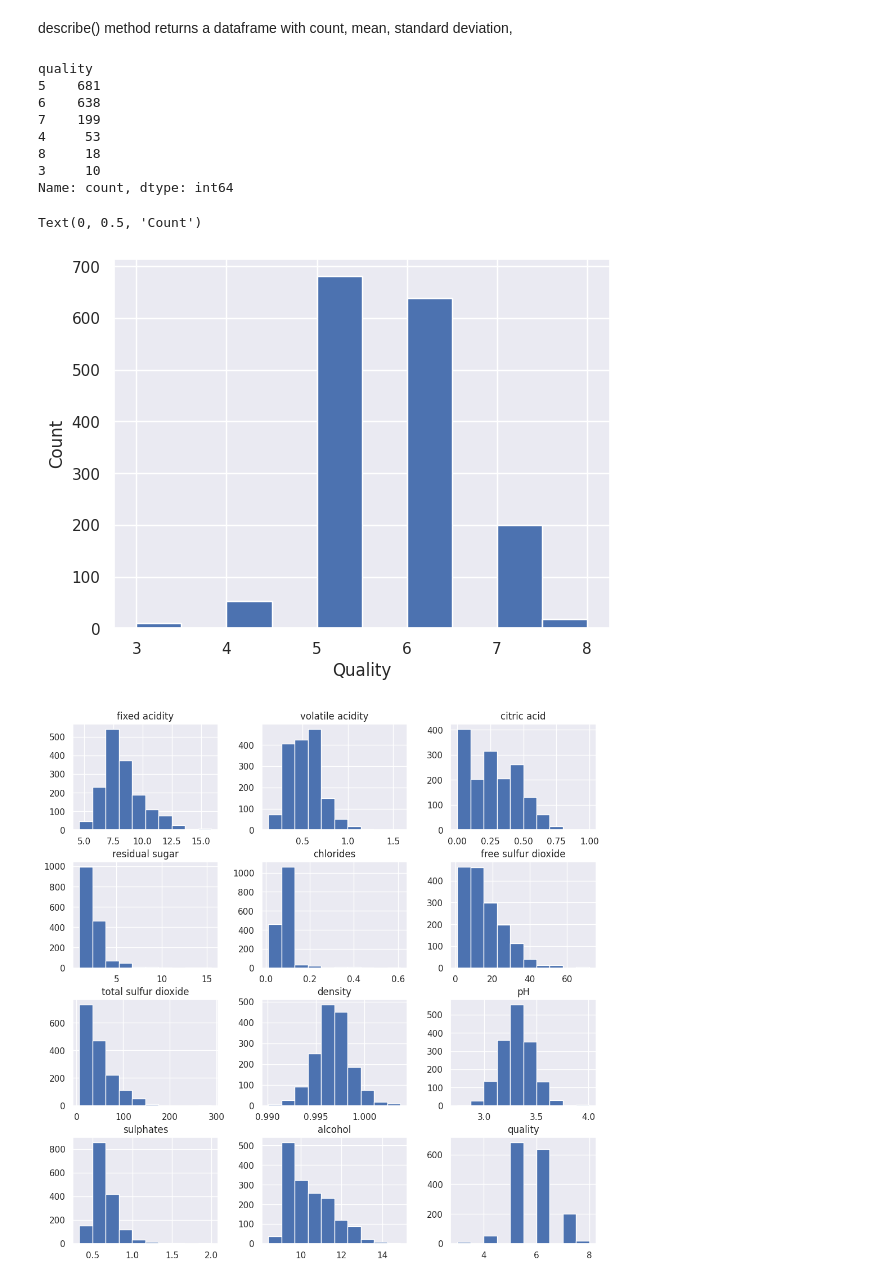
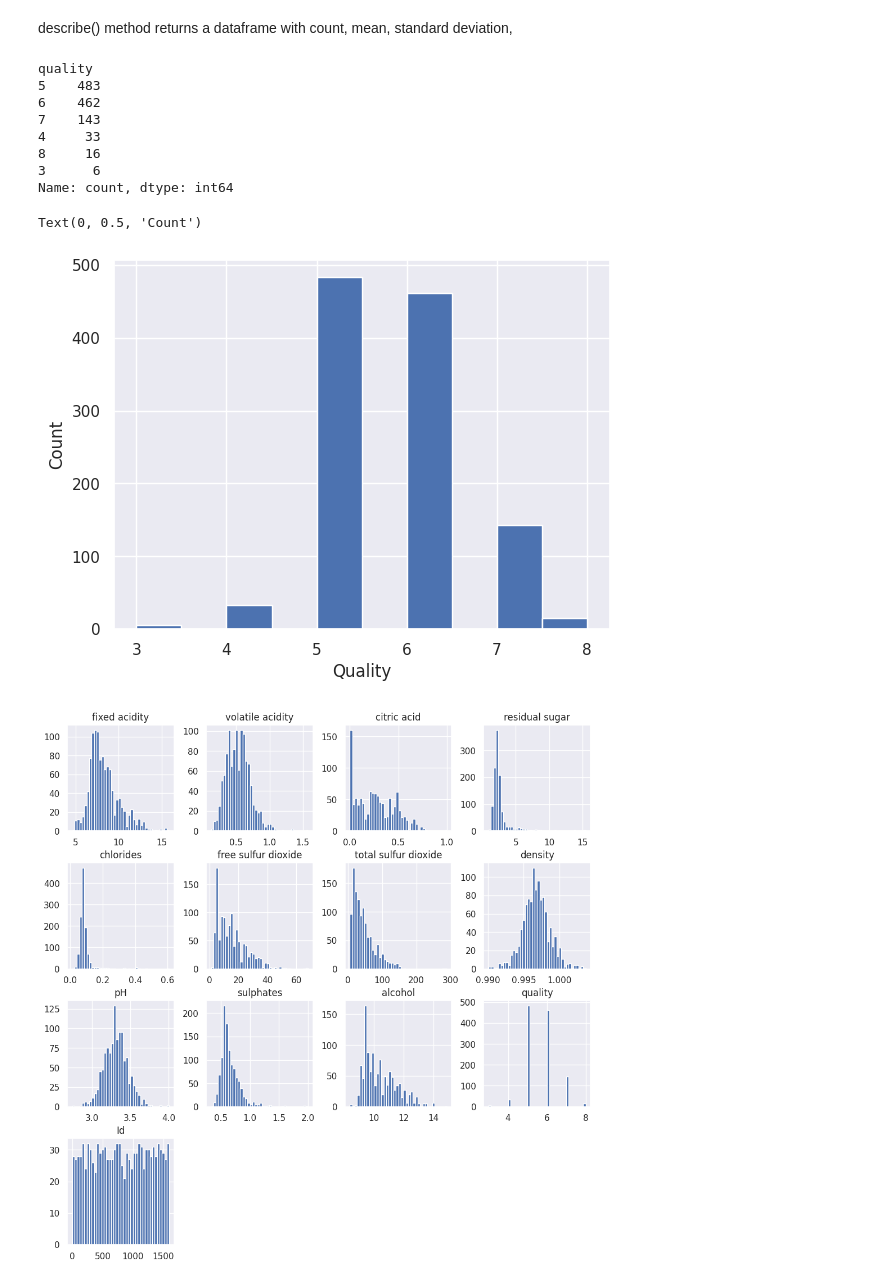
Before and after one commit to kumar-shivang/Machine-Learning-Practice-Notebooks, a Jupyter notebook: Week-1/notebook1.ipynb, the cells around one changed output. Cells and saved outputs as stored; diff of their text form; code cells hidden in the pictures.

```diff
--- a/Week-1/notebook1.ipynb
+++ b/Week-1/notebook1.ipynb
@@ -18,0 +8,3 @@ data.head()
+# %%
+data = pd.read_csv("../WineQT.csv",sep=",")
+data.head()
@@ -72,12 +72,12 @@ describe() method returns a dataframe with count, mean, standard deviation,
 data['quality'].value_counts()
 # %% [output]
 quality
-5    681
-6    638
-7    199
-4     53
-8     18
-3     10
+5    483
+6    462
+7    143
+4     33
+8     16
+3      6
 Name: count, dtype: int64
 # %%
 # plot the quality distribution
@@ -87,10 +87,10 @@ plt.xlabel('Quality')
 plt.ylabel('Count')
 # %% [output]
 Text(0, 0.5, 'Count')
-[figure, old version]
+[figure, new version]
 # %%
 # plotting all other distribution histograms
-data.hist(figsize=(12,12))
+data.hist(figsize=(12,12),bins=40)
 plt.show()
 # %% [output]
-[figure, old version]
+[figure, new version]
```
Also changed, not shown: parts of 71 cells of this notebook.
